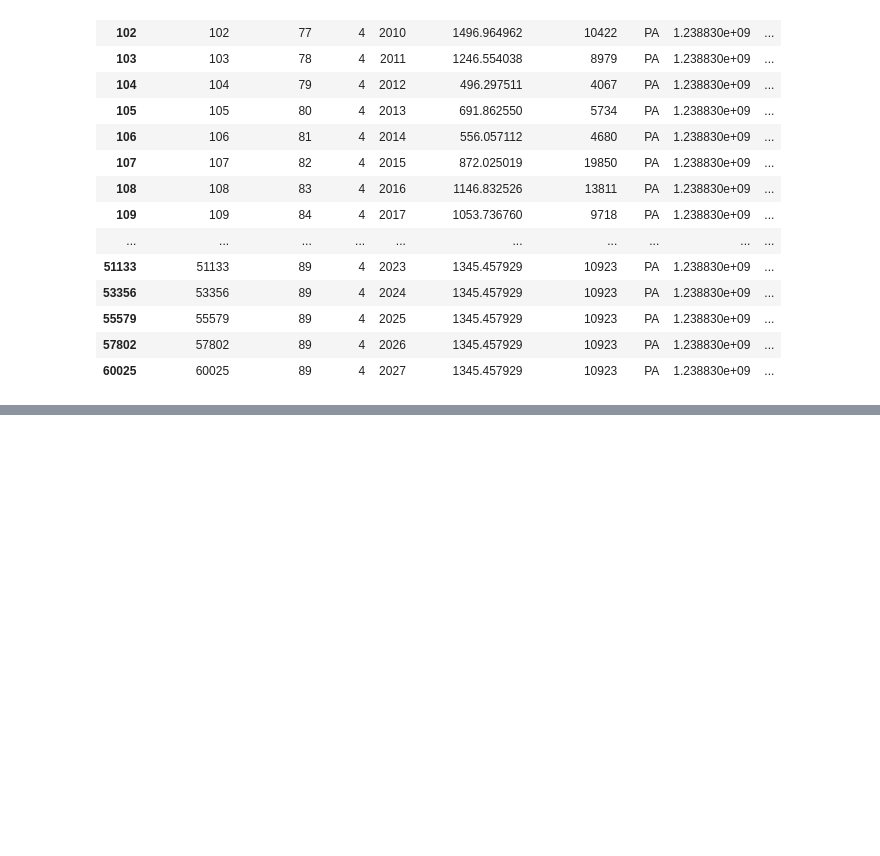
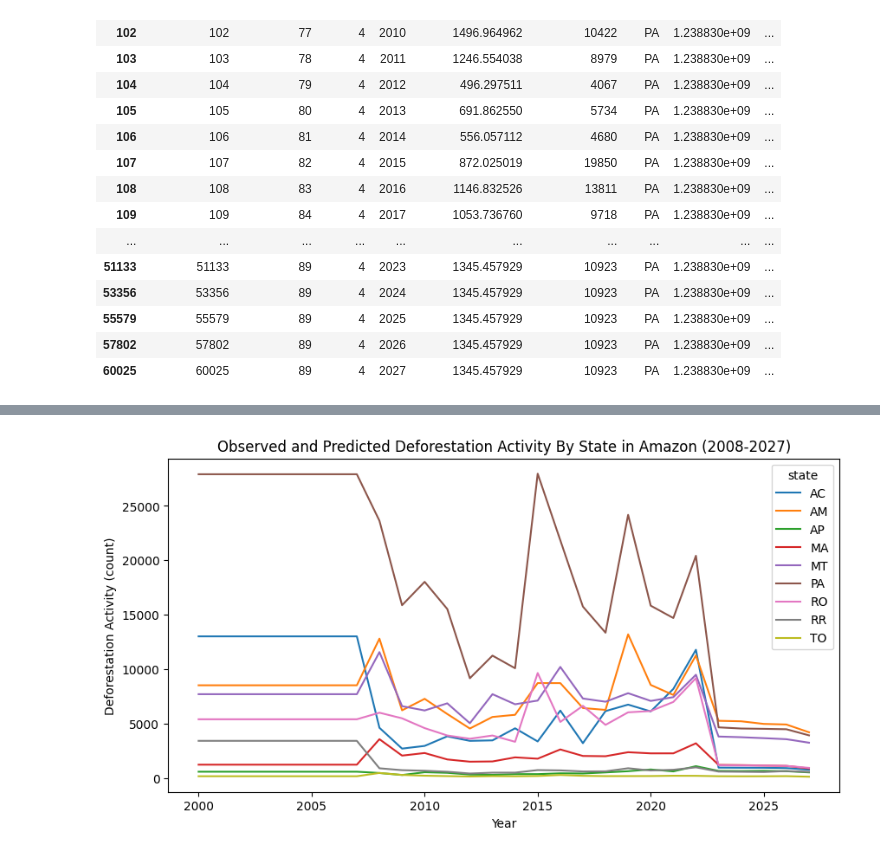
Before and after one commit to t4ai/amazon-deforestation-forecasting, a Jupyter notebook: amazon-deforestation-activity-model.ipynb, the cells around one changed output, grey strips where cells are left out. Saved outputs shown, nothing was run; the diff lists cells and outputs as text; code cells hidden in the pictures; blank space fills up the shorter version.

Commit message:
First pass on model

```diff
--- a/amazon-deforestation-activity-model.ipynb
+++ b/amazon-deforestation-activity-model.ipynb
@@ -418,6 +415,8 @@ plt.show()
 [figure]
 # %% [markdown]
 ## Make 5 year predictions by cluster
+# %%
+all_prediction_data_cluster = pd.read_csv('/content/drive/MyDrive/USD/datasets/amazon_deforestation/deforestation_predictions_cluster_darts.csv')
 # %%
 new_prediction_data_cluster[new_prediction_data_cluster['cluster_name'] == 'cl_4']
 # %% [output]
@@ -456,0 +459,18 @@ for i in range(len(y_pred_cluster)):
+# %%
+# Make cluster by cluster predictions and store
+earliest_year = new_prediction_data_cluster['year'].min()
+max_year = new_prediction_data_cluster['year'].max()
+forecast_horizon = 5
+
+clusters = new_prediction_data_cluster["cluster_name"].unique()
+for cluster in clusters:
+
+  # make predictions with LSTM model
+  cluster_preds = run_cluster_predictions(new_prediction_data_cluster, cluster, feature_cols)
+
+  # store to final data frame
+  for year_idx in range(len(cluster_preds)):
+    time_horizon_cutoff = (max_year - forecast_horizon) - earliest_year + 1
+    current_timestep = time_horizon_cutoff+year_idx+8
+    cluster_prediction_at_timestep = cluster_preds[year_idx]
+    all_prediction_data_cluster.loc[(all_prediction_data_cluster['cluster_name'] == cluster) & (all_prediction_data_cluster['years_from_start'] == current_timestep), 'activity_count'] = cluster_prediction_at_timestep
@@ -456,0 +521,10 @@ for i in range(len(y_pred_cluster)):
+# %%
+# group by state and year and sum total deforested area and activity count
+all_prediction_data_state = all_prediction_data_cluster.groupby(['state', 'year'], as_index=False).agg({
+  'deforest_area_km': 'sum',
+  'activity_count': 'sum',
+  'state': 'first',
+  'year': 'first',
+})
+
+all_prediction_data_state.head()
@@ -456,0 +541,17 @@ for i in range(len(y_pred_cluster)):
+# %%
+from matplotlib.lines import Line2D
+
+# plot the deforestation by year
+custom_lines = [Line2D([0], [0], color='blue', lw=2),
+            Line2D([0], [0], color='orange', lw=2)]
+
+cols = ['blue' if (x < 2023) else 'orange' for x in all_prediction_data_state.year]
+fig, ax = plt.subplots(figsize=(10, 5))
+sns.lineplot(x='year', y='activity_count', data=all_prediction_data_state, hue='state')
+#plt.legend(custom_lines, ['Observed', 'Predicted'])
+ax.set_title('Observed and Predicted Deforestation Activity By State in Amazon (2008-2027)')
+ax.set_ylabel('Deforestation Activity (count)')
+ax.set_xlabel('Year')
+plt.show()
+# %% [output]
+[figure, added]
```
Also changed, not shown: parts of 14 cells of this notebook.
